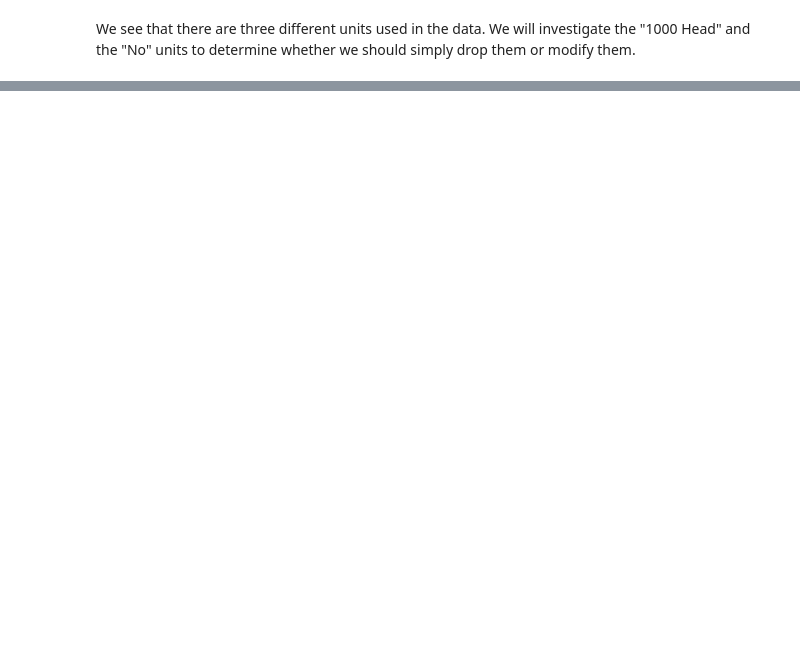
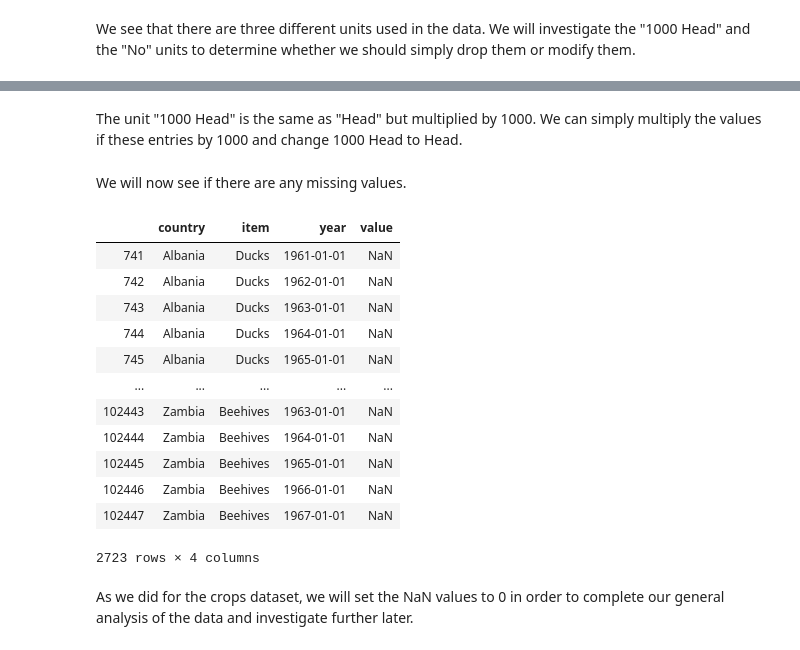
Before and after one commit to pull-fiction/make-crops-not-war, a Jupyter notebook: notebooks/general_trend.ipynb, the cells around one changed output, grey strips where cells are left out. Saved outputs shown, nothing was run; the diff lists cells and outputs as text; code cells hidden in the pictures; blank space fills up the shorter version.

```diff
--- a/notebooks/general_trend.ipynb
+++ b/notebooks/general_trend.ipynb
@@ -374,3 +382,5 @@ raw_animal_population_df.loc[raw_animal_population_df['Unit'] == '1000 Head'].gr
 | Rabbits and hares | 3359 | 3359 | 3359 | 3359 | 3359 | 3359 | 3359 | 3359 | 3359 | ... |
 | Rodents, other | 114 | 114 | 114 | 114 | 114 | 114 | 114 | 114 | 114 | ... |
 | Turkeys | 4219 | 4219 | 4219 | 4219 | 4219 | 4219 | 4219 | 4219 | 4219 | ... |
+# %% [markdown]
+The unit "1000 Head" is the same as "Head" but multiplied by 1000. We can simply multiply the values if these entries by 1000 and change 1000 Head to Head.
@@ -396,3 +412,23 @@ animal_population_df = animal_population_df.rename(columns={
 })
 
 animal_population_df['year'] = pd.to_datetime(animal_population_df['year'], format='%Y')
+# %% [markdown]
+We will now see if there are any missing values.
+# %%
+animal_population_df[animal_population_df.isnull().any(axis=1)]
+# %% [output]
+|  | country | item | year | value |
+| 741 | Albania | Ducks | 1961-01-01 | NaN |
+| 742 | Albania | Ducks | 1962-01-01 | NaN |
+| 743 | Albania | Ducks | 1963-01-01 | NaN |
+| 744 | Albania | Ducks | 1964-01-01 | NaN |
+| 745 | Albania | Ducks | 1965-01-01 | NaN |
+| ... | ... | ... | ... | ... |
+| 102443 | Zambia | Beehives | 1963-01-01 | NaN |
+| 102444 | Zambia | Beehives | 1964-01-01 | NaN |
+| 102445 | Zambia | Beehives | 1965-01-01 | NaN |
+| 102446 | Zambia | Beehives | 1966-01-01 | NaN |
+| 102447 | Zambia | Beehives | 1967-01-01 | NaN |
+2723 rows × 4 columns
+# %% [markdown]
+As we did for the crops dataset, we will set the NaN values to 0 in order to complete our general analysis of the data and investigate further later.
```
Also changed, not shown: parts of 11 cells of this notebook, 1 other file.
